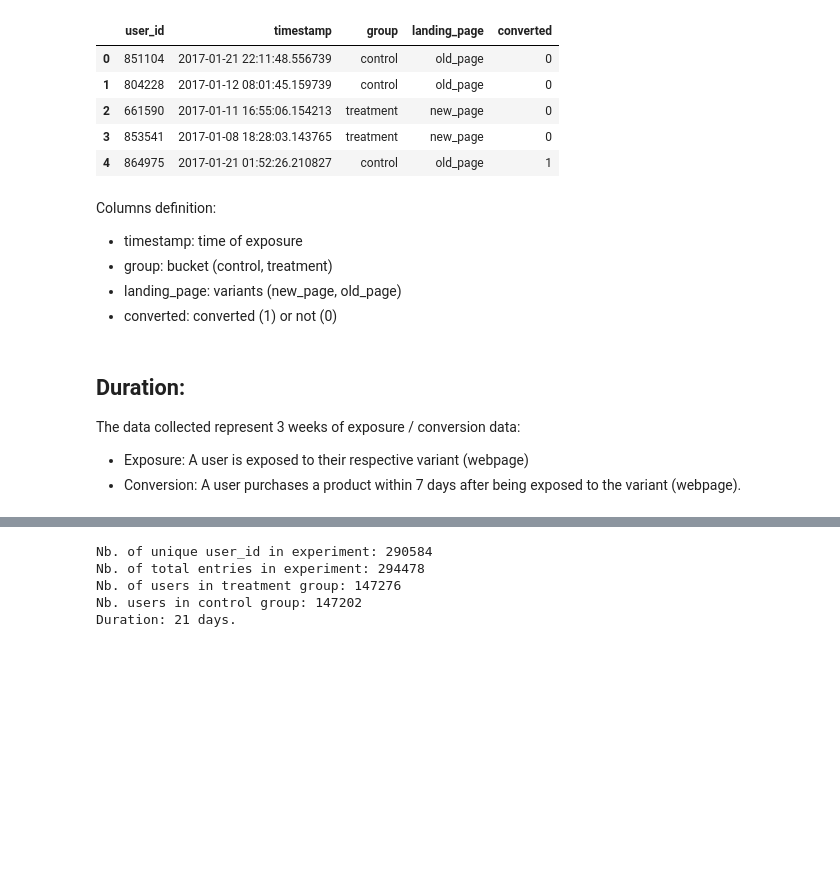
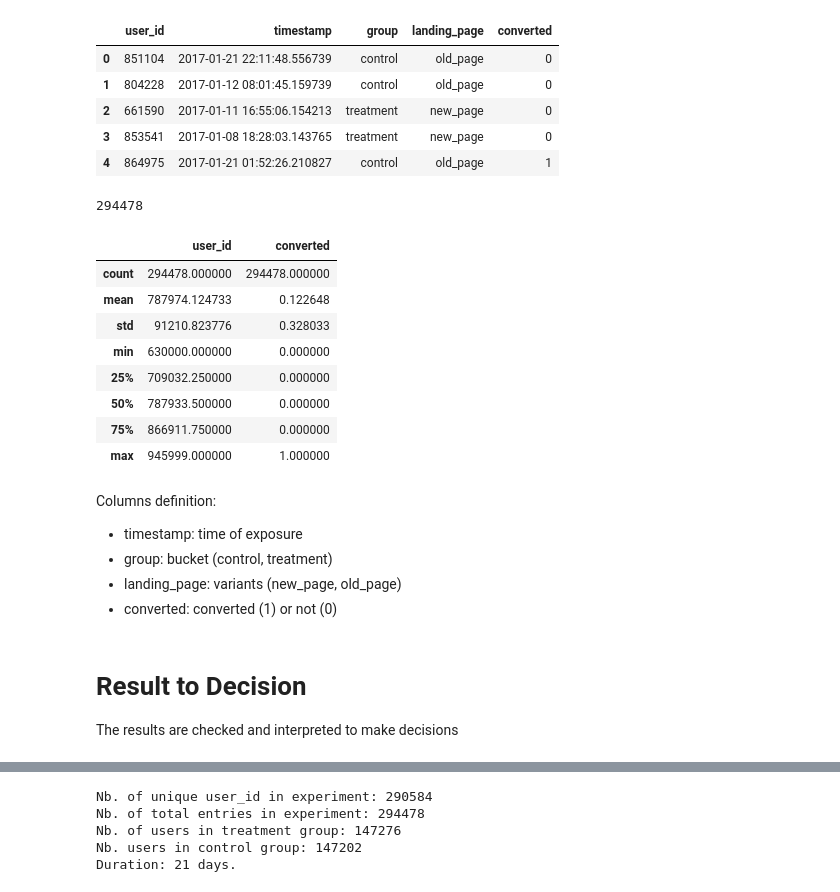
Before and after one commit to valentindbdg/AB-testing, a Jupyter notebook: AB_testing.ipynb, the cells around one changed output, grey strips where cells are left out. Cells and saved outputs as stored; diff of their text form; code cells hidden in the pictures; blank space fills up the shorter version.

```diff
--- a/AB_testing.ipynb
+++ b/AB_testing.ipynb
@@ -130,11 +146,25 @@ df.head()
+# %%
+len(df)
+# %% [output]
+294478
+# %%
+df.describe()
+# %% [output]
+|  | user_id | converted |
+| count | 294478.000000 | 294478.000000 |
+| mean | 787974.124733 | 0.122648 |
+| std | 91210.823776 | 0.328033 |
+| min | 630000.000000 | 0.000000 |
+| 25% | 709032.250000 | 0.000000 |
+| 50% | 787933.500000 | 0.000000 |
+| 75% | 866911.750000 | 0.000000 |
+| max | 945999.000000 | 1.000000 |
 # %% [markdown]
 Columns definition:
 - timestamp: time of exposure
 - group: bucket (control, treatment)
 - landing_page: variants (new_page, old_page)
 - converted: converted (1) or not (0)
-# %% [markdown]
-## Duration:
-The data collected represent 3 weeks of exposure / conversion data:
-- Exposure: A user is exposed to their respective variant (webpage)
-- Conversion: A user purchases a product within 7 days after being exposed to the variant (webpage).
+# %% [markdown]
+# Result to Decision
+The results are checked and interpreted to make decisions
```
Also changed, not shown: parts of 47 cells of this notebook.
